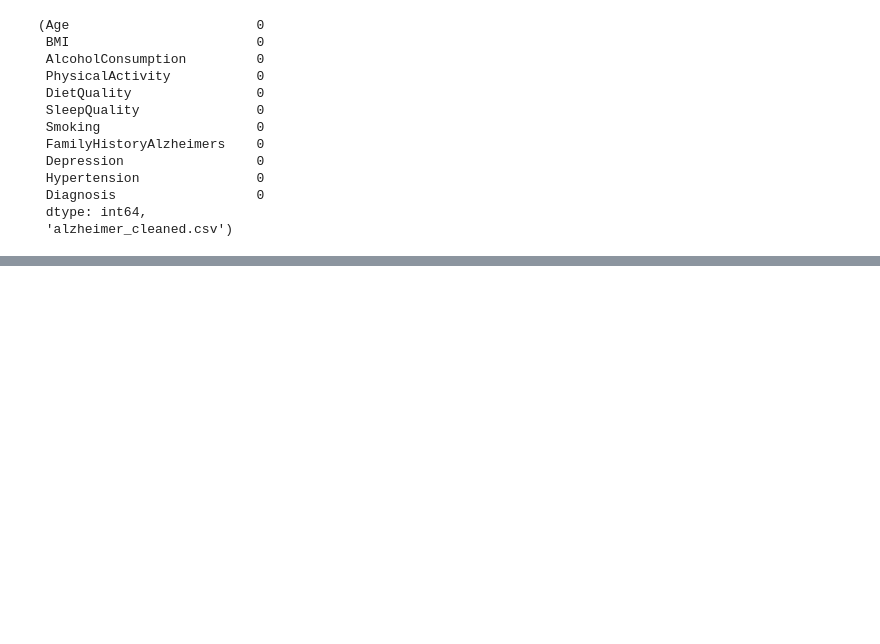
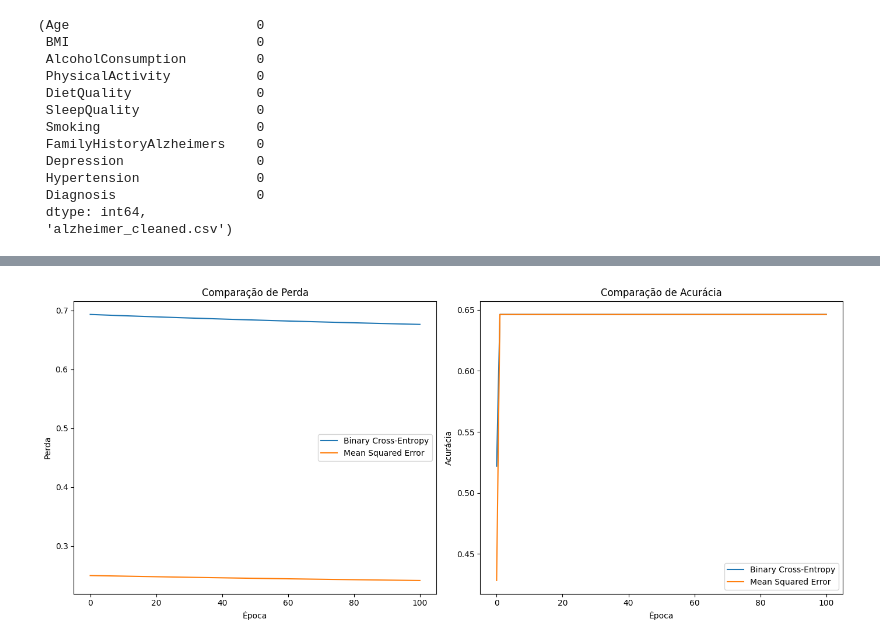
Before and after one commit to felipeabe/artificial-neural-network, a Jupyter notebook: trabalho.ipynb, the cells around one changed output, grey strips where cells are left out. Cells and saved outputs as stored; diff of their text form; code cells hidden in the pictures; blank space fills up the shorter version.

Commit message:
Alterações finais para colocar gráficos

```diff
--- a/trabalho.ipynb
+++ b/trabalho.ipynb
@@ -177,6 +131,7 @@ Primeiras linhas do conjunto de treino:
 import numpy as np
 import pandas as pd
 from sklearn.metrics import accuracy_score
+import matplotlib.pyplot as plt
 
 # Funções de ativação e derivadas
 def sigmoid(x):
@@ -208,33 +163,51 @@ def binary_cross_entropy(y_true, y_pred):
 def mse(y_true, y_pred):
     return np.mean((y_true - y_pred) ** 2)
 
+def plot_training_comparison(history_bce, history_mse):
+    epochs = range(len(history_bce['loss']))
+
+    # Gráfico de perda
+    plt.figure(figsize=(14, 6))
+    plt.subplot(1, 2, 1)
+    plt.plot(epochs, history_bce['loss'], label='Binary Cross-Entropy')
+    plt.plot(epochs, history_mse['loss'], label='Mean Squared Error')
+    plt.xlabel('Época')
+    plt.ylabel('Perda')
+    plt.title('Comparação de Perda')
+    plt.legend()
+
+    # Gráfico de acurácia
+    plt.subplot(1, 2, 2)
+    plt.plot(epochs, history_bce['accuracy'], label='Binary Cross-Entropy')
+    plt.plot(epochs, history_mse['accuracy'], label='Mean Squared Error')
+    plt.xlabel('Época')
+    plt.ylabel('Acurácia')
+    plt.title('Comparação de Acurácia')
+    plt.legend()
+
+    plt.tight_layout()
+    plt.show()
+
 class NeuralNetwork:
     def __init__(self, layers, activations, loss_function, learning_rate=0.01):
         self.layers = layers
         self.activations = activations
         self.learning_rate = learning_rate
-
-        # Suporte para múltiplas funções de perda
         self.loss_functions = {
             'binary_cross_entropy': binary_cross_entropy,
             'mse': mse
         }
-
-        # Verifica se a função de perda fornecida é válida
         if loss_function not in self.loss_functions:
             raise ValueError(f"Função de perda '{loss_function}' não suportada.")
         self.loss_function = self.loss_functions[loss_function]
-
-        # Suporte para funções de ativação
         self.activation_functions = {
             'sigmoid': (sigmoid, sigmoid_derivative),
             'relu': (relu, relu_derivative),
             'tanh': (tanh, tanh_derivative)
         }
-
-        # Inicialização dos pesos e bias
         self.weights = [np.random.randn(layers[i], layers[i - 1]) * 0.01 for i in range(1, len(layers))]
         self.biases = [np.zeros((layers[i], 1)) for i in range(1, len(layers))]
+        self.history = {'loss': [], 'accuracy': []}  # Para registrar as métricas por época
 
     def forward(self, X):
         self.a = [X.T]  # Ativações (saídas) por camada
@@ -276,12 +249,21 @@ class NeuralNetwork:
         print(f"Funções de ativação usadas por camada: {self.activations}")
         print(f"Função de perda: {self.loss_function.__name__}")
 
-        for epoch in range(epochs):
+        for epoch in range(epochs + 1):  # Inclui a época 0
             y_pred = self.forward(X)
             loss = self.loss_function(y, y_pred)
+            self.history['loss'].append(loss)
+
+            # Calcular acurácia (se aplicável)
+            accuracy = np.mean((y_pred > 0.5).astype(int) == y.reshape(-1, 1))
+            self.history['accuracy'].append(accuracy)
+
             self.backward(X, y)
+
+            # Exibir progresso a cada 10 épocas
             if epoch % 10 == 0:
-                print(f"Epoch {epoch + 1}/{epochs}, Loss: {loss:.4f}")
+                print(f"Epoch {epoch}/{epochs}, Loss: {loss:.4f}, Accuracy: {accuracy:.4f}")
+
         print("Treinamento concluído.")
 
     def predict(self, X):
@@ -305,6 +287,15 @@ nn_bce = NeuralNetwork(
     loss_function='binary_cross_entropy',
     learning_rate=0.01
 )
+# Treinar o primeiro modelo (Binary Cross-Entropy)
+print("Treinando modelo com Binary Cross-Entropy...")
+nn_bce = NeuralNetwork(
+    layers=[X_train.shape[1], 10, 5, 1],
+    activations=['relu', 'tanh', 'sigmoid'],
+    loss_function='binary_cross_entropy',
+    learning_rate=0.01
+)
+
 nn_bce.train(X_train, y_train, epochs=100)
 
 # Avaliar o modelo com BCE
@@ -326,4 +317,7 @@ nn_mse.train(X_train, y_train, epochs=100)
 y_pred_mse = nn_mse.predict(X_test)
 accuracy_mse = accuracy_score(y_test, y_pred_mse)
 print(f"Accuracy do modelo com Mean Squared Error: {accuracy_mse:.2%}")
+
+# Plotar os gráficos de comparação
+plot_training_comparison(nn_bce.history, nn_mse.history)
 # %% [output]
@@ -345,2 +339,3 @@ Epoch 91/100, Loss: 0.2422
 Treinamento concluído.
 Accuracy do modelo com Mean Squared Error: 64.65%
+[figure, added]
```
Also changed, not shown: parts of 3 cells of this notebook.
